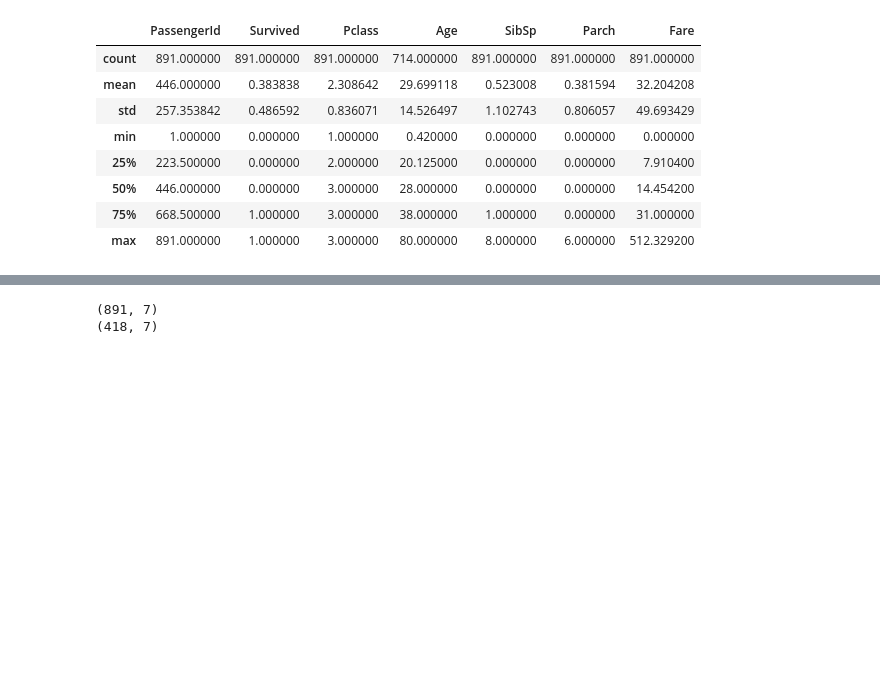
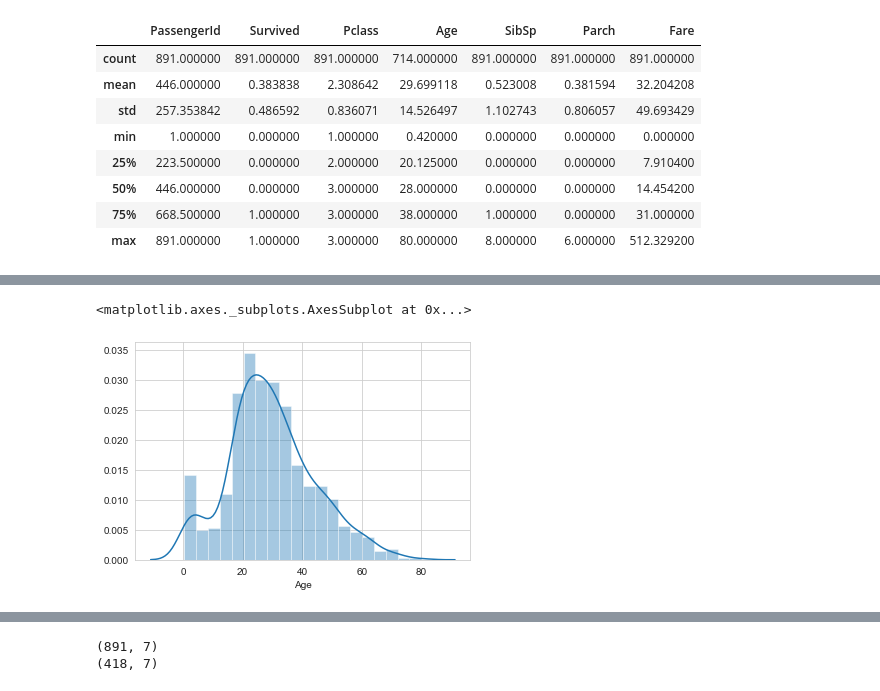
Before and after one commit to Blake-Manus/data-science-learning, a Jupyter notebook: titanic/titanic_analysis.ipynb, the cells around one changed output, grey strips where cells are left out. Cells and saved outputs as stored; diff of their text form; code cells hidden in the pictures; blank space fills up the shorter version.

```diff
--- a/titanic/titanic_analysis.ipynb
+++ b/titanic/titanic_analysis.ipynb
@@ -104,0 +139,6 @@ test_data = test_data.drop(columns=['Name', 'Ticket'])
+# %%
+sns.distplot(train_data['Age'])
+##Follows a normal distribution with a notable bump for very young children
+# %% [output]
+<matplotlib.axes._subplots.AxesSubplot at 0x...>
+[figure, added]
```
Also changed, not shown: parts of 33 cells of this notebook.
